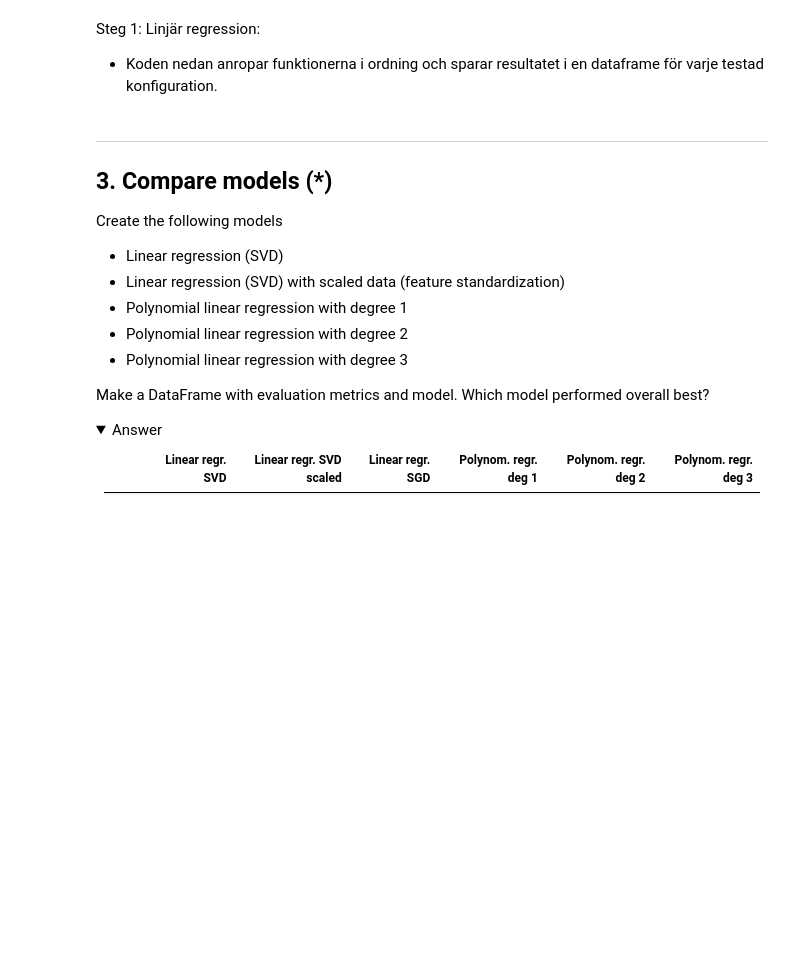
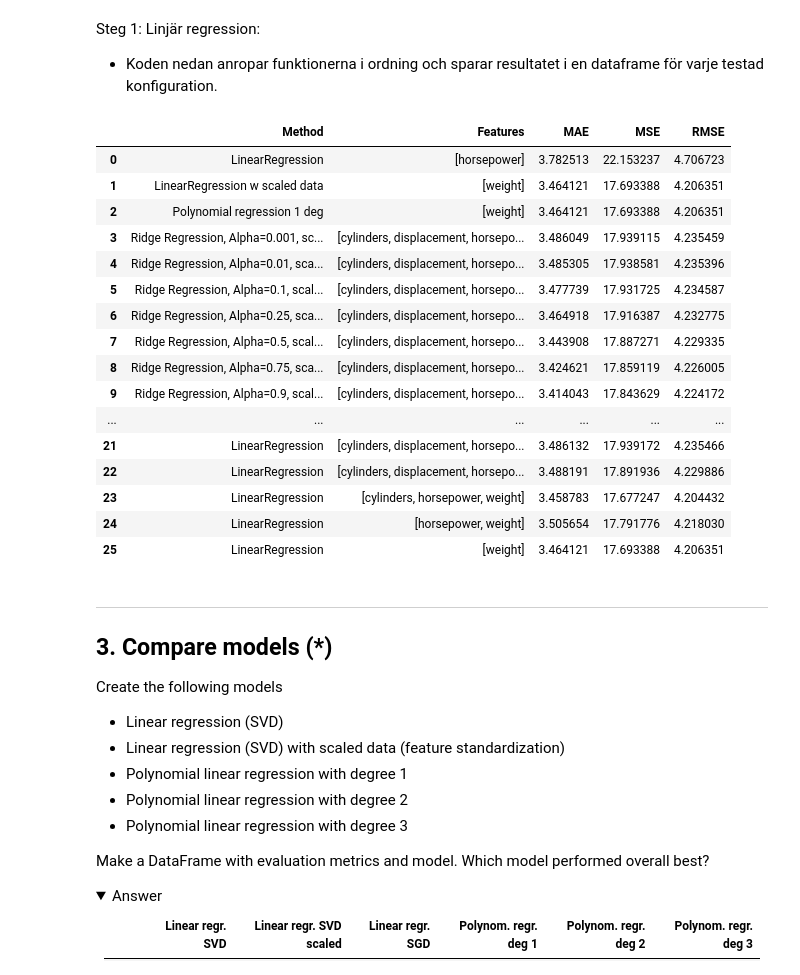
Before and after one commit to dancla240/Machine_Learning_Daniel_Claesson, a Jupyter notebook: Exercises/E01_sklearn.ipynb, the cells around one changed output. Cells and saved outputs as stored; diff of their text form; code cells hidden in the pictures; folded sections open; blank space fills up the shorter version.

```diff
--- a/Exercises/E01_sklearn.ipynb
+++ b/Exercises/E01_sklearn.ipynb
@@ -349,13 +349,31 @@ Steg 1: Linjär regression:
 - Koden nedan anropar funktionerna i ordning och sparar resultatet i en dataframe för varje testad konfiguration.
 # %%
 method_used = 'LinearRegression' # Ange vilken metod som används
-feat_array = ['horsepower'] # ändra här vilka features som ska vara med i analysen. ['cylinders','displacement','horsepower','weight','acceleration']
+feat_array = ['weight'] # ändra här vilka features som ska vara med i analysen. ['cylinders','displacement','horsepower','weight','acceleration']
 X, y = array_and_vector_creator(feat_array, target_vector)
 X_train, X_test, y_train, y_test = train_test_split_func(X, y, test_size=0.2, random_state=42)
 model = model_fit_LinearRegression(X_train, y_train)
 mae, mse , rmse = provide_stats(X_test, model)
-#result = write_to_dataframe(method_used, feat_array, mae, mse, rmse, result)
+result = write_to_dataframe(method_used, feat_array, mae, mse, rmse, result)
 display(result.head(40))
+# %% [output]
+|  | Method | Features | MAE | MSE | RMSE |
+| 0 | LinearRegression | [horsepower] | 3.782513 | 22.153237 | 4.706723 |
+| 1 | LinearRegression w scaled data | [weight] | 3.464121 | 17.693388 | 4.206351 |
+| 2 | Polynomial regression 1 deg | [weight] | 3.464121 | 17.693388 | 4.206351 |
+| 3 | Ridge Regression, Alpha=0.001, sc... | [cylinders, displacement, horsepo... | 3.486049 | 17.939115 | 4.235459 |
+| 4 | Ridge Regression, Alpha=0.01, sca... | [cylinders, displacement, horsepo... | 3.485305 | 17.938581 | 4.235396 |
+| 5 | Ridge Regression, Alpha=0.1, scal... | [cylinders, displacement, horsepo... | 3.477739 | 17.931725 | 4.234587 |
+| 6 | Ridge Regression, Alpha=0.25, sca... | [cylinders, displacement, horsepo... | 3.464918 | 17.916387 | 4.232775 |
+| 7 | Ridge Regression, Alpha=0.5, scal... | [cylinders, displacement, horsepo... | 3.443908 | 17.887271 | 4.229335 |
+| 8 | Ridge Regression, Alpha=0.75, sca... | [cylinders, displacement, horsepo... | 3.424621 | 17.859119 | 4.226005 |
+| 9 | Ridge Regression, Alpha=0.9, scal... | [cylinders, displacement, horsepo... | 3.414043 | 17.843629 | 4.224172 |
+| ... | ... | ... | ... | ... | ... |
+| 21 | LinearRegression | [cylinders, displacement, horsepo... | 3.486132 | 17.939172 | 4.235466 |
+| 22 | LinearRegression | [cylinders, displacement, horsepo... | 3.488191 | 17.891936 | 4.229886 |
+| 23 | LinearRegression | [cylinders, horsepower, weight] | 3.458783 | 17.677247 | 4.204432 |
+| 24 | LinearRegression | [horsepower, weight] | 3.505654 | 17.791776 | 4.218030 |
+| 25 | LinearRegression | [weight] | 3.464121 | 17.693388 | 4.206351 |
 # %% [markdown]
 ---
 ## 3. Compare models (*)
```
Also changed, not shown: parts of 7 cells of this notebook, 2 other files.
